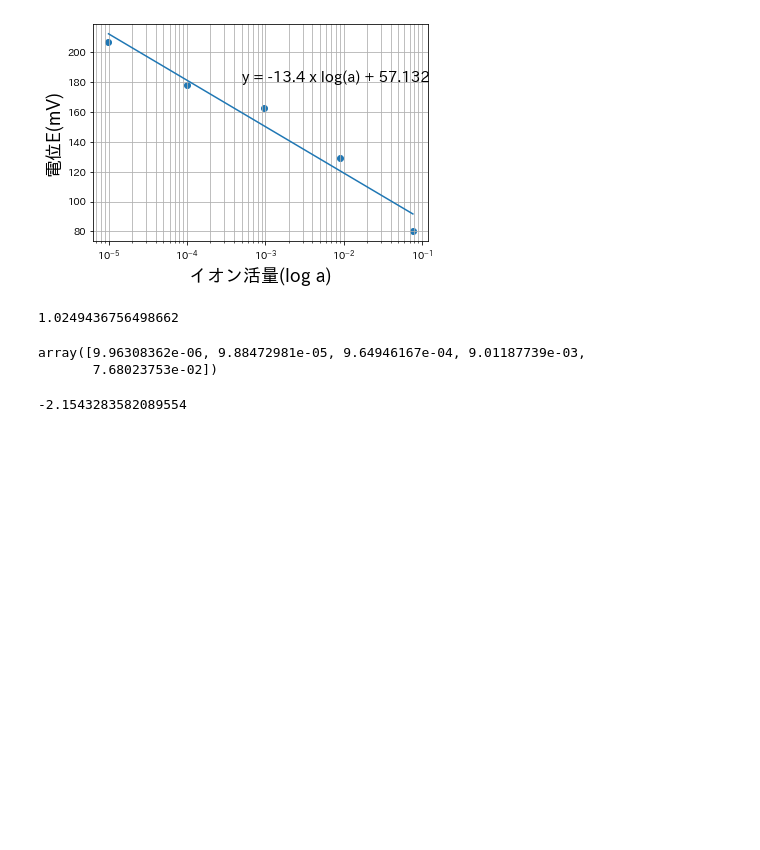
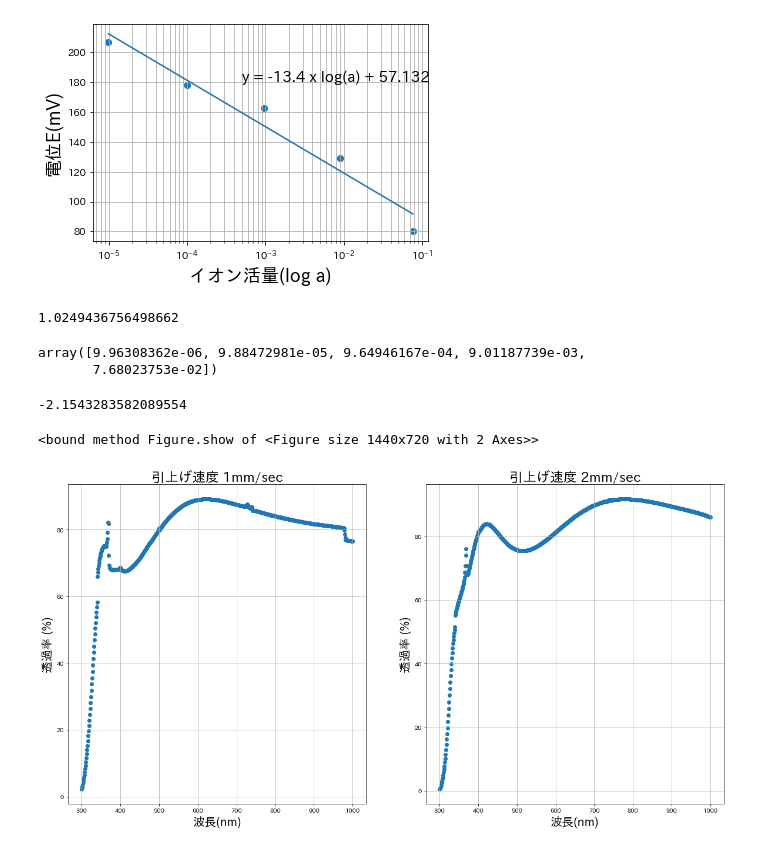
Before and after one commit to yuito118/introduction_to_ml_with_python, a Jupyter notebook: Untitled2.ipynb, the cells around one changed output. Drawn from its saved outputs; the diff is of its cells as text; code cells hidden in the pictures; blank space fills up the shorter version.

```diff
--- a/Untitled2.ipynb
+++ b/Untitled2.ipynb
@@ -66,0 +67,3 @@ array([9.96308362e-06, 9.88472981e-05, 9.64946167e-04, 9.01187739e-03,
+# %%
+t1 = pd.read_csv('~/desktop/experiment_csv/t1.csv',header=None)
+t2 = pd.read_csv('~/desktop/experiment_csv/t2.csv',header=None)
@@ -66,0 +72,12 @@ array([9.96308362e-06, 9.88472981e-05, 9.64946167e-04, 9.01187739e-03,
+# %%
+fig,axes = plt.subplots(1,2,figsize=(20,10))
+for ax,t,title in zip(axes,[t1,t2],['引上げ速度 1mm/sec','引上げ速度 2mm/sec']):
+    ax.scatter(t[0],t[1])
+    ax.set_xlabel('波長(nm)',fontsize=20)
+    ax.set_ylabel('透過率 (%)',fontsize=20)
+    ax.set_title(title,fontsize=23)
+    ax.grid(True)
+fig.show
+# %% [output]
+<bound method Figure.show of <Figure size 1440x720 with 2 Axes>>
+[figure, added]
```
Also changed, not shown: parts of 2 cells of this notebook, 1 other file.
